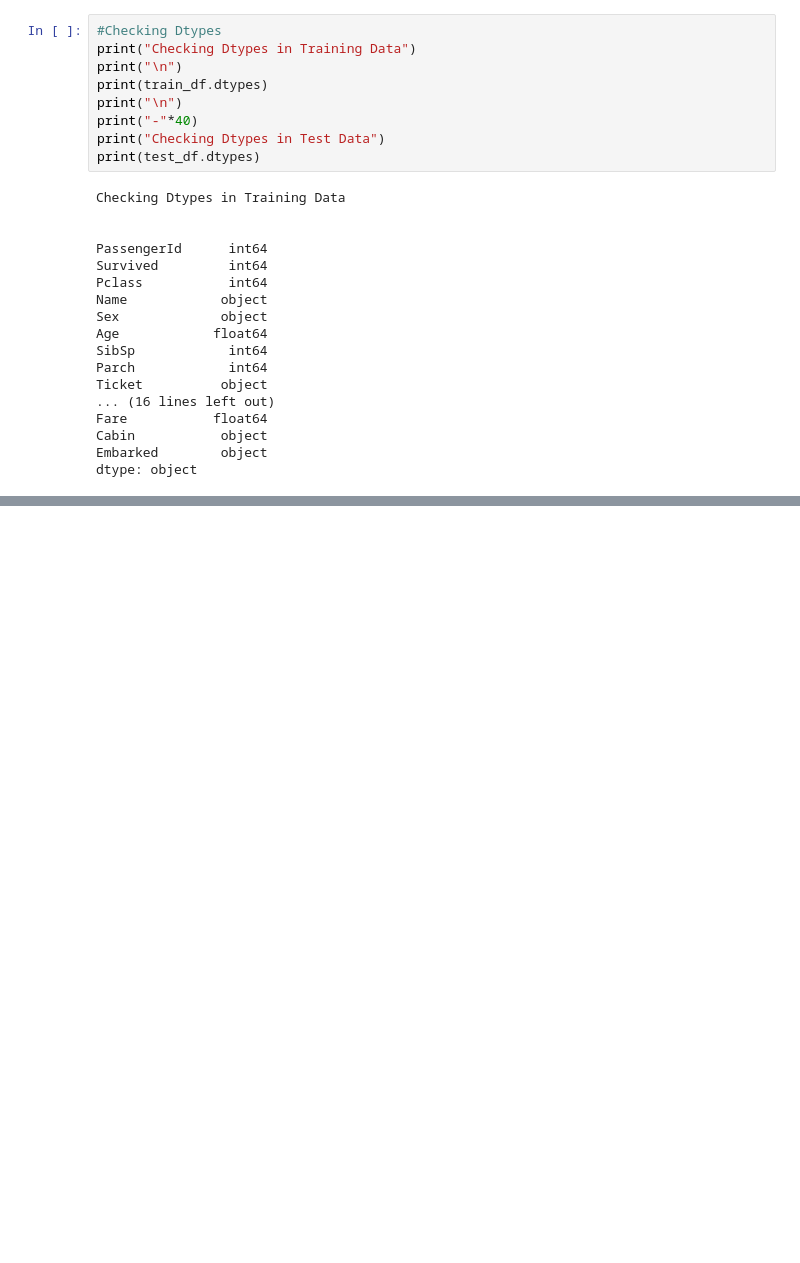
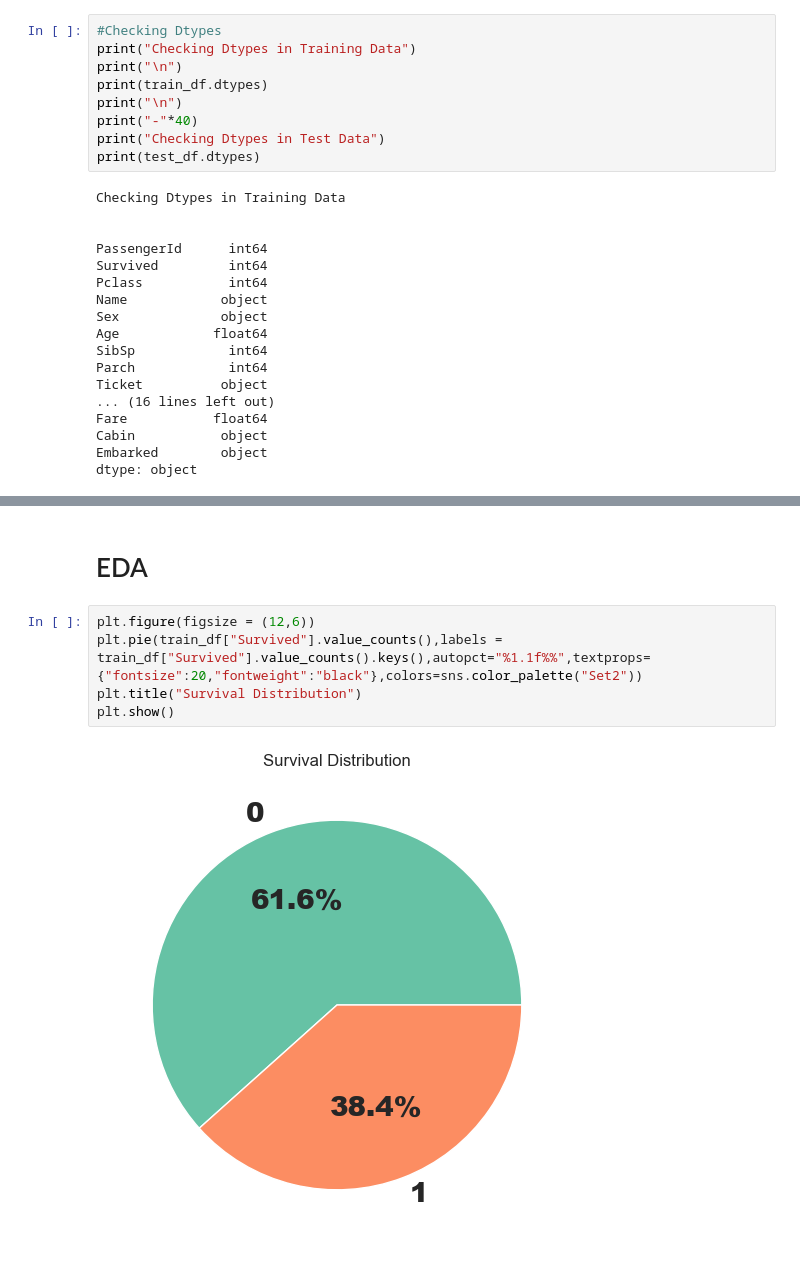
Before and after one commit to manishbhatia7/kaggle, a Jupyter notebook: input/titanic/notebook.ipynb, the cells around one changed output, grey strips where cells are left out. Cells and saved outputs as stored; diff of their text form; blank space fills up the shorter version.

```diff
--- a/input/titanic/notebook.ipynb
+++ b/input/titanic/notebook.ipynb
@@ -121,0 +145,9 @@ dtype: object
+# %% [markdown]
+# EDA
+# %%
+plt.figure(figsize = (12,6))
+plt.pie(train_df["Survived"].value_counts(),labels = train_df["Survived"].value_counts().keys(),autopct="%1.1f%%",textprops={"fontsize":20,"fontweight":"black"},colors=sns.color_palette("Set2"))
+plt.title("Survival Distribution")
+plt.show()
+# %% [output]
+[figure, added]
```
Also changed, not shown: parts of 8 cells of this notebook.
